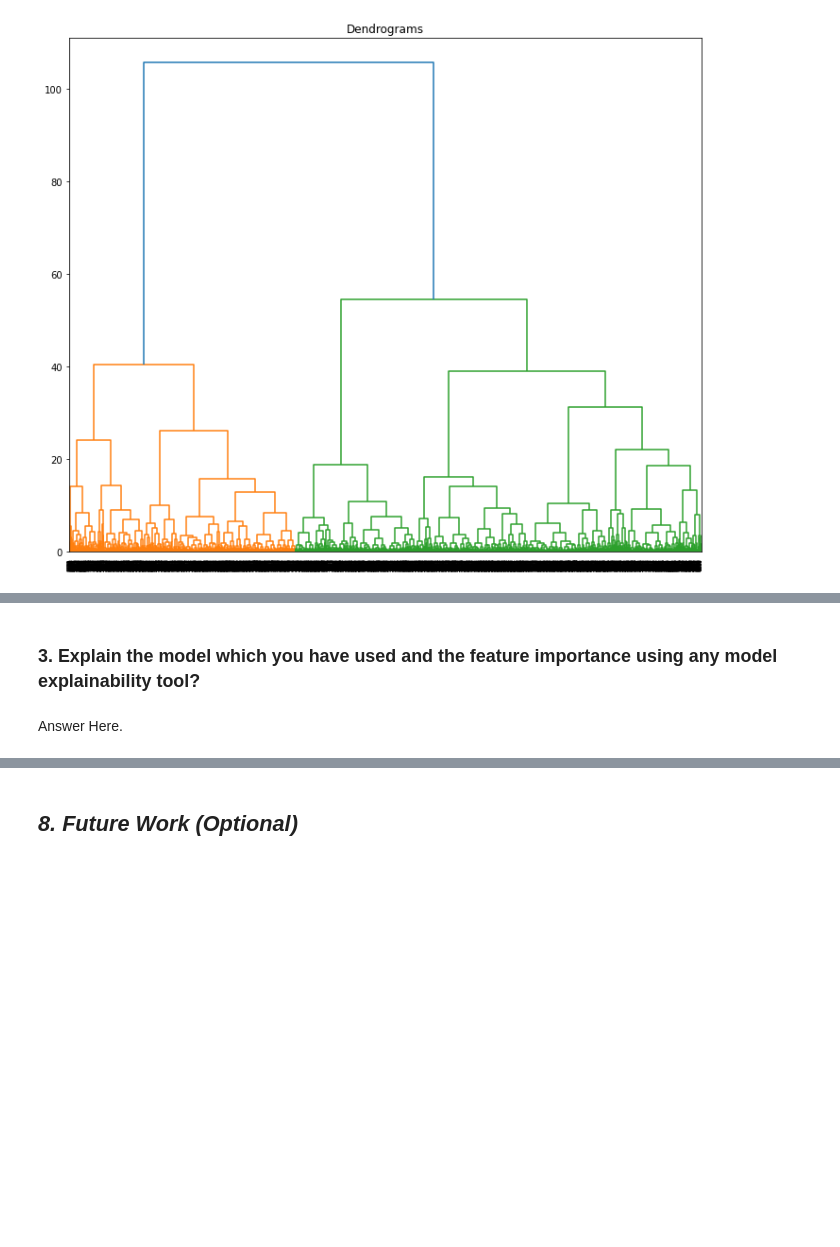
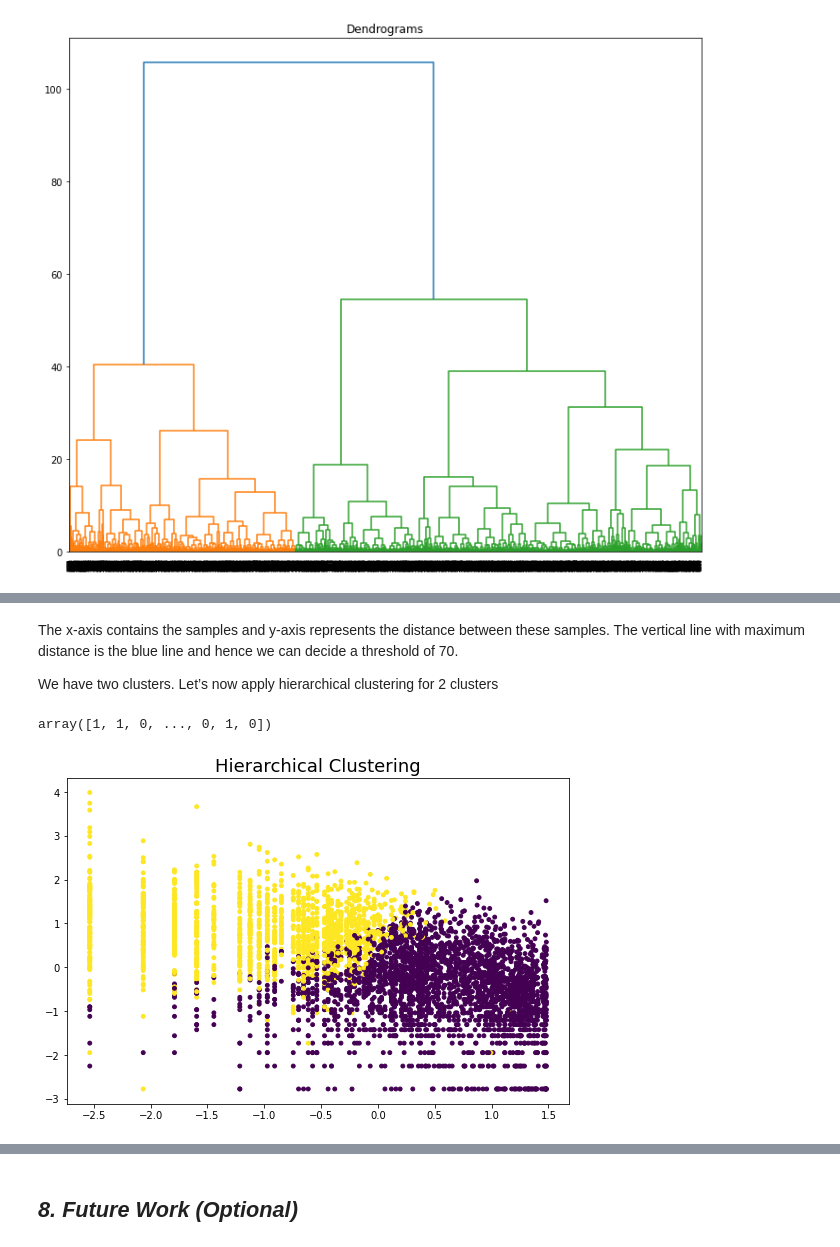
Before and after one commit to sakshantG/Online_Retail_Customer_Segmentation, a Jupyter notebook: Online_Retail_Customer_Segmentation.ipynb, the cells around one changed output, grey strips where cells are left out. Saved outputs shown, nothing was run; the diff lists cells and outputs as text; code cells hidden in the pictures; blank space fills up the shorter version.

```diff
--- a/Online_Retail_Customer_Segmentation.ipynb
+++ b/Online_Retail_Customer_Segmentation.ipynb
@@ -1430,4 +1344,22 @@ Answer Here.
-# %% [markdown]
-### 3. Explain the model which you have used and the feature importance using any model explainability tool?
-# %% [markdown]
-Answer Here.
+# %% [markdown]
+The x-axis contains the samples and y-axis represents the distance between these samples. The vertical line with maximum distance is the blue line and hence we can decide a threshold of 70.
+
+We have two clusters. Let’s now apply hierarchical clustering for 2 clusters
+# %%
+# Fitting hierarchical clustering
+cluster = AgglomerativeClustering(n_clusters=2, affinity='euclidean', linkage='ward')
+cluster.fit_predict(norm_data)
+# %% [output]
+array([1, 1, 0, ..., 0, 1, 0])
+# %%
+# assigning hierarchical clusters
+rfm_df['HR_labels']=cluster.labels_
+# %%
+# Plotting resulting clusters
+plt.figure(figsize=(9,6))
+plt.scatter(X[:, 0], X[:, 1],c=rfm_df['HR_labels'],s=15)
+
+plt.title('Hierarchical Clustering', fontsize=18)
+plt.show()
+# %% [output]
+[figure, added]
```
Also changed, not shown: parts of 72 cells of this notebook.
